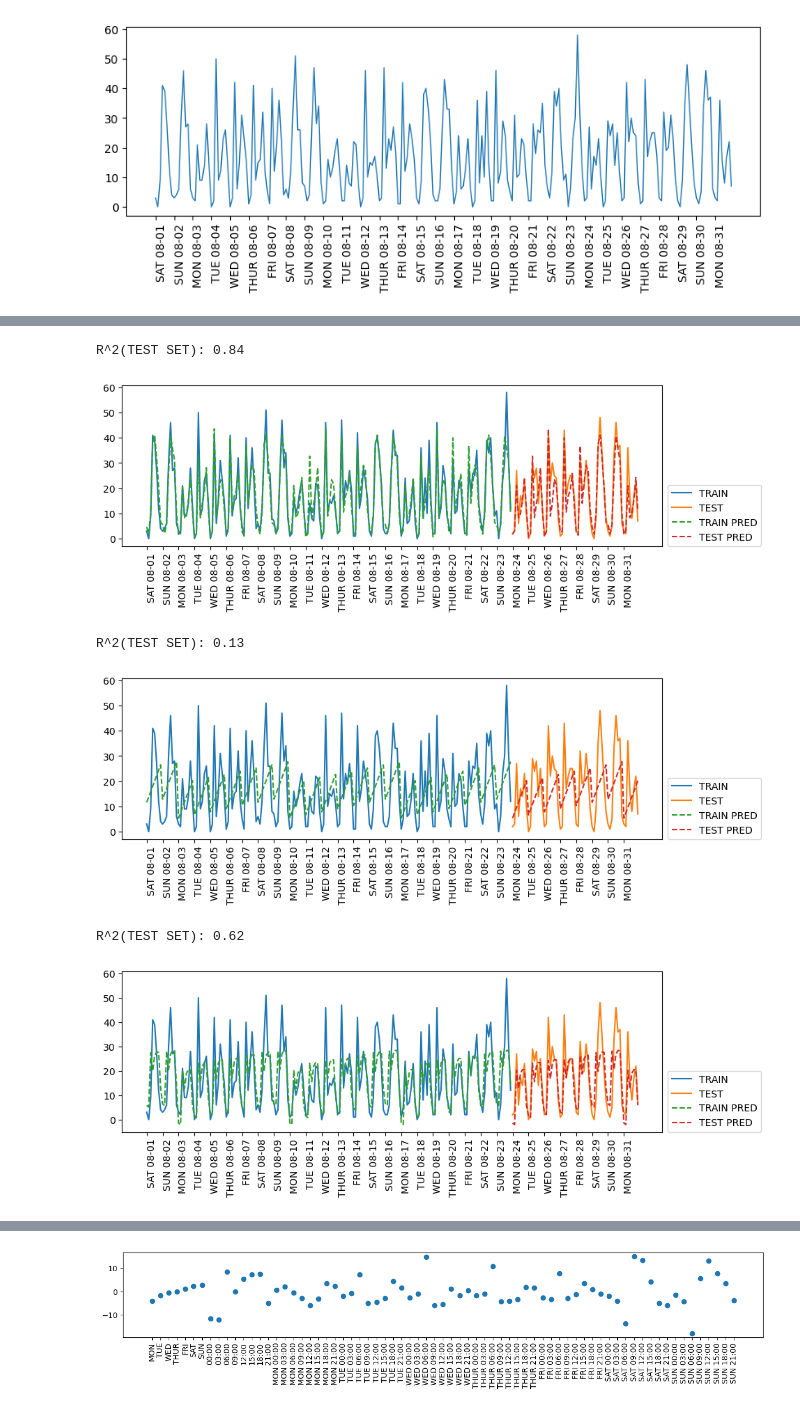
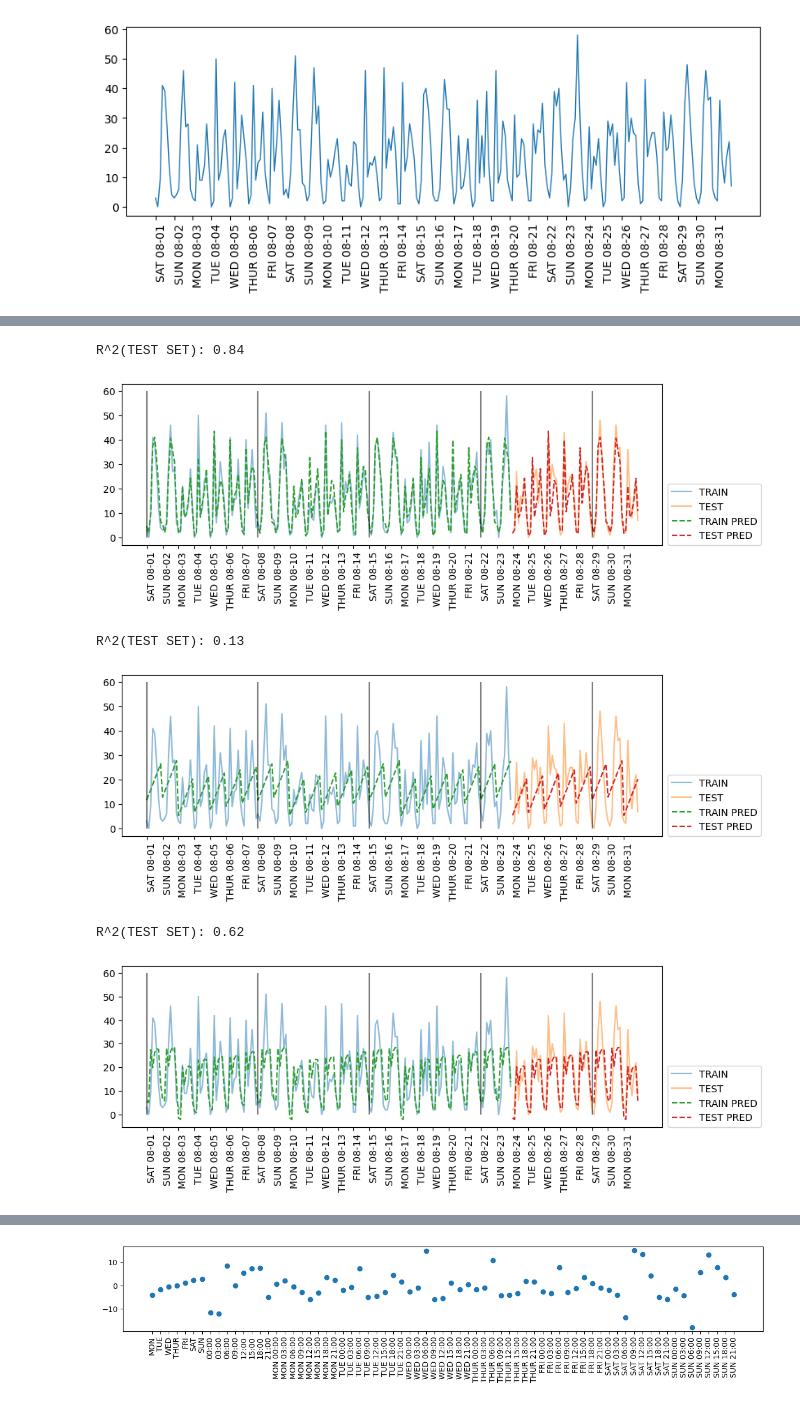
Before and after one commit to davidptuackr/ppb, a Jupyter notebook: 04_특성공학.ipynb, the cells around one changed output, grey strips where cells are left out. Cells and saved outputs as stored; diff of their text form; code cells hidden in the pictures.

```diff
--- a/04_특성공학.ipynb
+++ b/04_특성공학.ipynb
@@ -1160,10 +1260,12 @@ def eval_on_features(features, target, regressor):
 
     plt.xticks(range(0, len(X), 8), xticks_name, rotation=90, ha='left')
 
-    plt.plot(range(n_train), y_train, label='TRAIN')
-    plt.plot(range(n_train, len(y_test) + n_train), y_test, '-', label='TEST')
+    plt.plot(range(n_train), y_train, label='TRAIN', alpha=0.5)
+    plt.plot(range(n_train, len(y_test) + n_train), y_test, '-', label='TEST', alpha=0.5)
     plt.plot(range(n_train), y_pred_train, '--', label='TRAIN PRED')
     plt.plot(range(n_train, len(y_test) + n_train), y_pred, '--', label='TEST PRED')
 
+    plt.vlines(range(0, len(features), 7*8), 0, 60, 'k', alpha=0.5)
+
     plt.legend(loc=(1.01, 0))
 # %%
@@ -1181,22 +1337,25 @@ R^2(TEST SET): 0.60
 # %%
-X_hour_week = np.hstack([
-    citibike.index.dayofweek.values.reshape(-1, 1),
-    citibike.index.hour.values.reshape(-1, 1)
-])
+""" (요일, 시간)을 이용해 모델을 구축한 결과 """
+
 eval_on_features(X_hour_week, y, regressor)
 # %% [output]
 R^2(TEST SET): 0.84
-[figure, old version]
+[figure, new version]
 # %%
+"""
+    같은 데이터를 LinearRegression에 적용한 결과: 성능 저하 발생
+    원인: 요일, 시간을 정수로 인식했기 때문 >>> 범주형 자료로 인식하도록 바꿔야 함
+"""
+
 eval_on_features(X_hour_week, y, LinearRegression())
 # %% [output]
 R^2(TEST SET): 0.13
-[figure, old version]
+[figure, new version]
 # %%
 enc = OneHotEncoder()
 X_hour_week_onehot = enc.fit_transform(X_hour_week).toarray()
 eval_on_features(X_hour_week_onehot, y, Ridge())
 # %% [output]
 R^2(TEST SET): 0.62
-[figure, old version]
+[figure, new version]
 # %%
```
Also changed, not shown: parts of 38 cells of this notebook.
